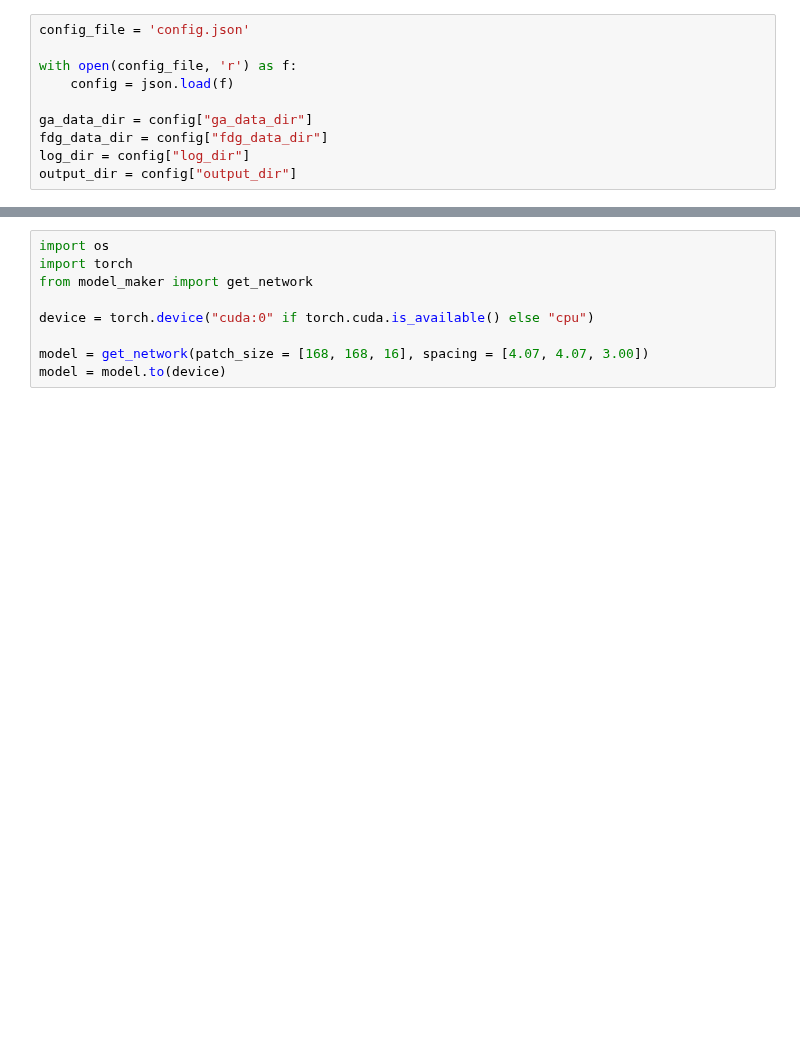
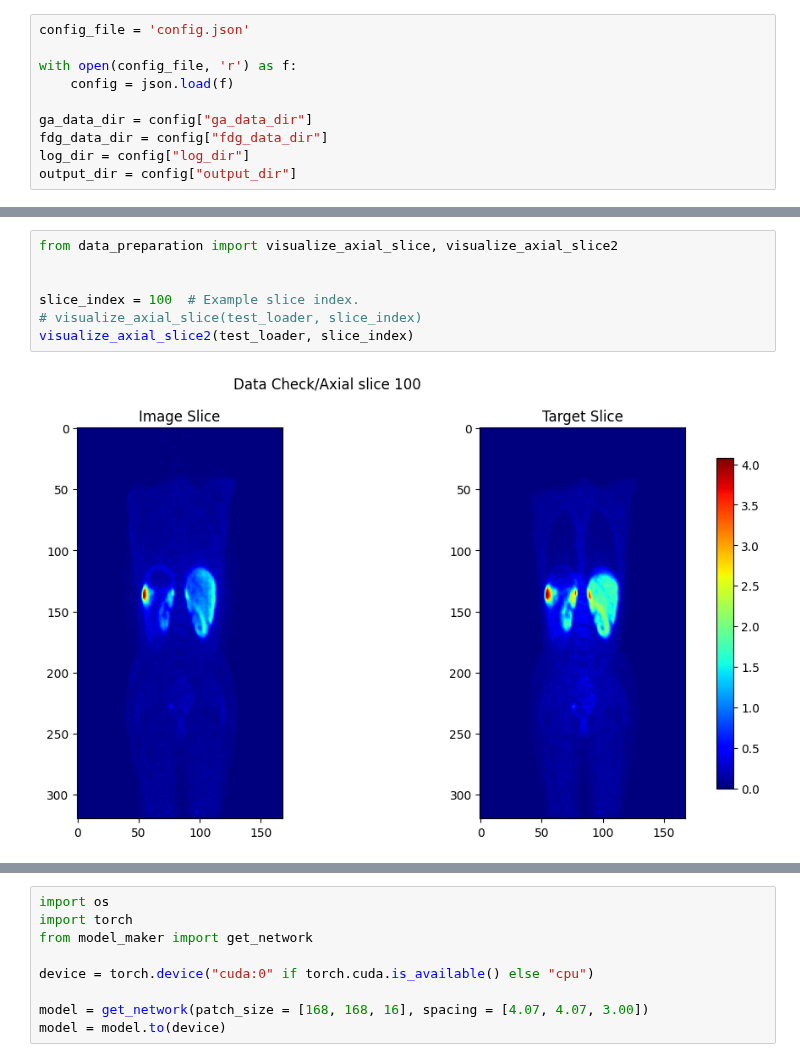
Before and after one commit to s-shahpouri/DL_PET, a Jupyter notebook: Inference_Dyunet.ipynb, the cells around one changed output, grey strips where cells are left out. Saved outputs shown, nothing was run; the diff lists cells and outputs as text; blank space fills up the shorter version.

```diff
--- a/Inference_Dyunet.ipynb
+++ b/Inference_Dyunet.ipynb
@@ -75 +96,10 @@ test_loader = loader_factory.get_loader('test', batch_size=1, num_workers=2, shu
+# %%
+from data_preparation import visualize_axial_slice, visualize_axial_slice2
+
+
+slice_index = 100  # Example slice index.
+# visualize_axial_slice(test_loader, slice_index)
+visualize_axial_slice2(test_loader, slice_index)
+# %% [output]
+[figure, added]
 # %%
```
Also changed, not shown: parts of 15 cells of this notebook, 13 other files.
